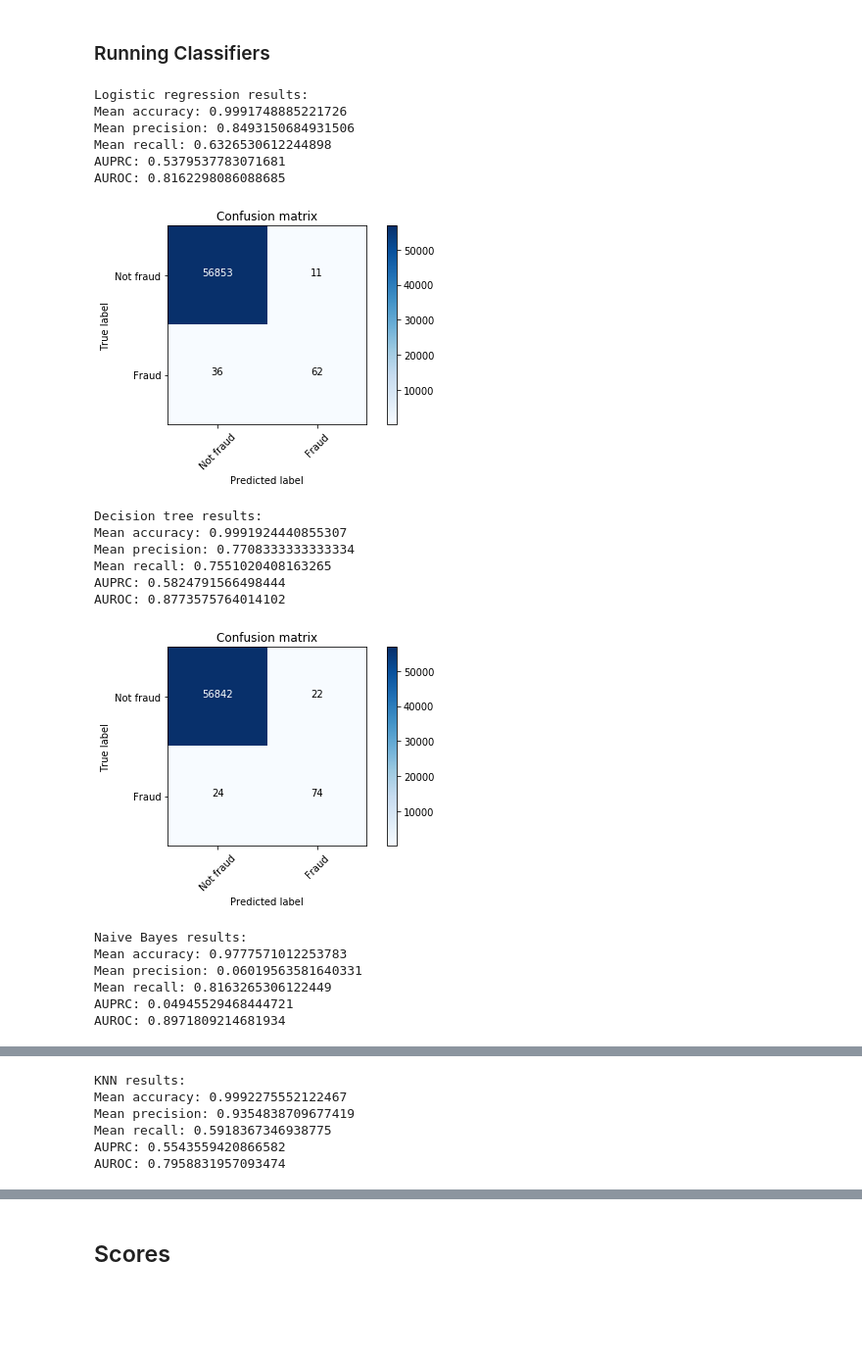
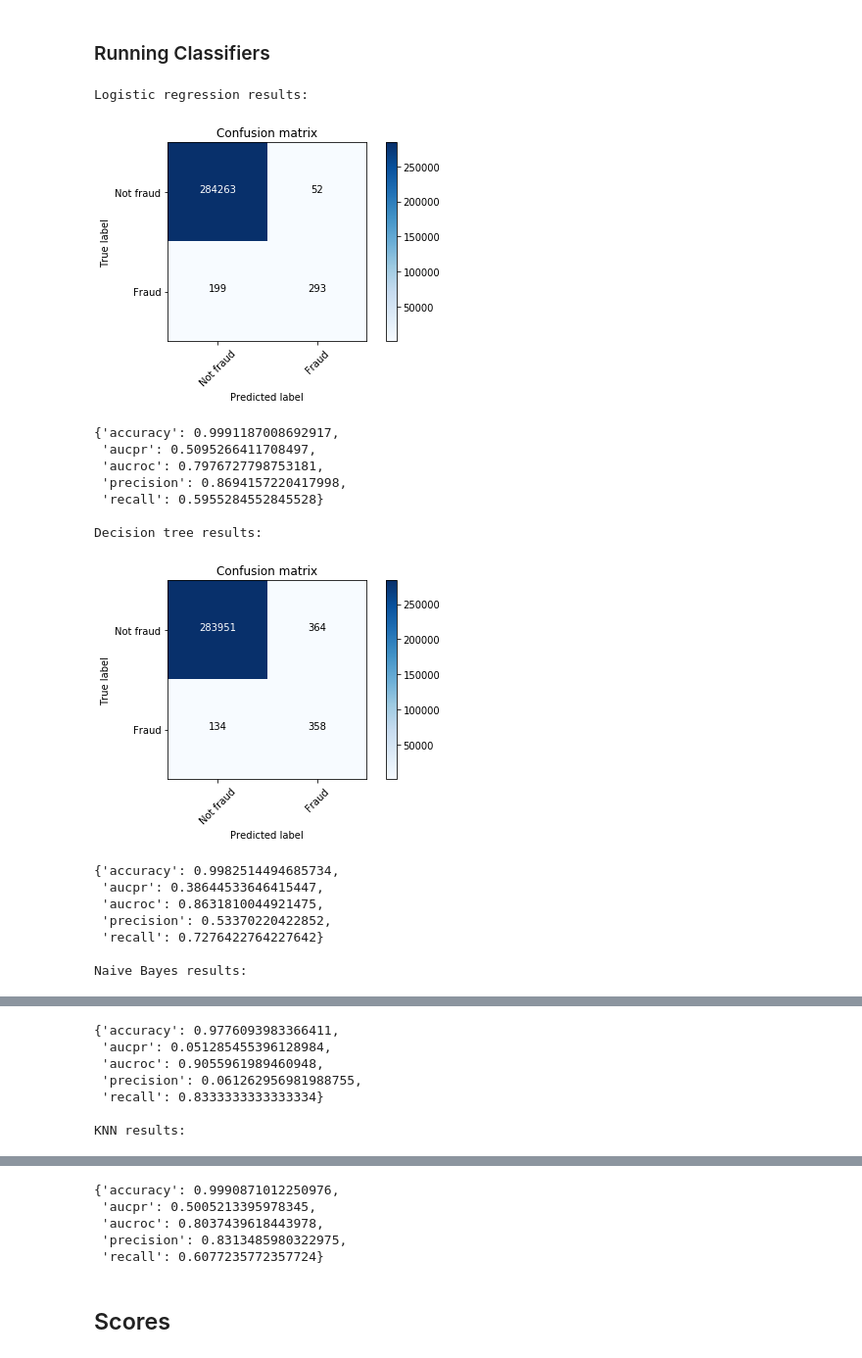
Before and after one commit to mikaelsouza/fraud-detection, a Jupyter notebook: notebooks/exploratory/creditcard-fraud/1-ml-methods.ipynb, the cells around one changed output, grey strips where cells are left out. Shown at 98% size. Saved outputs shown, nothing was run; the diff lists cells and outputs as text; code cells hidden in the pictures; blank space fills up the shorter version.

Commit message:
Added stratified crossvalidation to notebook

```diff
--- a/notebooks/exploratory/creditcard-fraud/1-ml-methods.ipynb
+++ b/notebooks/exploratory/creditcard-fraud/1-ml-methods.ipynb
@@ -68,37 +68,46 @@ Fraudulent: 394
 Test Data:
 Non-fraudulent: 56864
 Fraudulent: 98
+# %%
+from sklearn.metrics import recall_score, precision_score, accuracy_score, make_scorer, confusion_matrix, average_precision_score, roc_auc_score
+
+scoring={'recall': make_scorer(recall_score),
+         'precision': make_scorer(precision_score),
+         'accuracy': make_scorer(accuracy_score),
+         'aucpr': make_scorer(average_precision_score),
+         'aucroc': make_scorer(roc_auc_score)}
 # %%
 c_scores = {}
 # %% [markdown]
 ### Running Classifiers
 # %%
 print("Logistic regression results:")
-c_scores['logistic_regression'] = futils.classify(X_train, X_test, y_train, y_test, classifier=LogisticRegression, normalized=False)
-print("Decision tree results:")
-c_scores['decision_tree'] = futils.classify(X_train, X_test, y_train, y_test, classifier=DecisionTreeClassifier, normalized=False)
-print("Naive Bayes results:")
-c_scores['naive_bayes'] = futils.classify(X_train, X_test, y_train, y_test, classifier=GaussianNB, normalized=False)
-print("KNN results:")
-c_scores['knn'] = futils.classify(X_train, X_test, y_train, y_test, classifier=KNeighborsClassifier, normalized=False)
+#c_scores['logistic_regression'] = futils.classify(X_train, X_test, y_train, y_test, classifier=LogisticRegression, normalized=False)
+c_scores['logistic_regression'] = futils.stratified_crossvalidation(LogisticRegression, X=X_, y=y_, cv=3, scoring=scoring)
+print("\nDecision tree results:")
+#c_scores['decision_tree'] = futils.classify(X_train, X_test, y_train, y_test, classifier=DecisionTreeClassifier, normalized=False)
+c_scores['decision_tree'] = futils.stratified_crossvalidation(DecisionTreeClassifier, X=X_, y=y_, cv=3, scoring=scoring)
+print("\nNaive Bayes results:")
+#c_scores['naive_bayes'] = futils.classify(X_train, X_test, y_train, y_test, classifier=GaussianNB, normalized=False)
+c_scores['naive_bayes'] = futils.stratified_crossvalidation(GaussianNB, X=X_, y=y_, cv=3, scoring=scoring)
+print("\nKNN results:")
+#c_scores['knn'] = futils.classify(X_train, X_test, y_train, y_test, classifier=KNeighborsClassifier, normalized=False)
+c_scores['knn'] = futils.stratified_crossvalidation(KNeighborsClassifier, X=X_, y=y_, cv=3, scoring=scoring)
 # %% [output]
 Logistic regression results:
-Mean accuracy: 0.9991748885221726
-Mean precision: 0.8493150684931506
-Mean recall: 0.6326530612244898
-AUPRC: 0.5379537783071681
-AUROC: 0.8162298086088685
-[figure, old version]
+[figure, new version]
+{'accuracy': 0.9991187008692917,
+ 'aucpr': 0.5095266411708497,
+ 'aucroc': 0.7976727798753181,
+ 'precision': 0.8694157220417998,
+ 'recall': 0.5955284552845528}
+
 Decision tree results:
-Mean accuracy: 0.9991924440855307
-Mean precision: 0.7708333333333334
-Mean recall: 0.7551020408163265
-AUPRC: 0.5824791566498444
-AUROC: 0.8773575764014102
-[figure, old version]
+[figure, new version]
+{'accuracy': 0.9982514494685734,
+ 'aucpr': 0.38644533646415447,
+ 'aucroc': 0.8631810044921475,
+ 'precision': 0.53370220422852,
+ 'recall': 0.7276422764227642}
+
 Naive Bayes results:
-Mean accuracy: 0.9777571012253783
-Mean precision: 0.06019563581640331
-Mean recall: 0.8163265306122449
-AUPRC: 0.04945529468444721
-AUROC: 0.8971809214681934
@@ -106,6 +115,7 @@ AUROC: 0.8971809214681934
+{'accuracy': 0.9776093983366411,
+ 'aucpr': 0.051285455396128984,
+ 'aucroc': 0.9055961989460948,
+ 'precision': 0.061262956981988755,
+ 'recall': 0.8333333333333334}
+
 KNN results:
-Mean accuracy: 0.9992275552122467
-Mean precision: 0.9354838709677419
-Mean recall: 0.5918367346938775
-AUPRC: 0.5543559420866582
-AUROC: 0.7958831957093474
@@ -113,3 +123,8 @@ AUROC: 0.7958831957093474
+{'accuracy': 0.9990871012250976,
+ 'aucpr': 0.5005213395978345,
+ 'aucroc': 0.8037439618443978,
+ 'precision': 0.8313485980322975,
+ 'recall': 0.6077235772357724}
 # %% [markdown]
 ## Scores
 # %%
```
Also changed, not shown: parts of 3 cells of this notebook.
